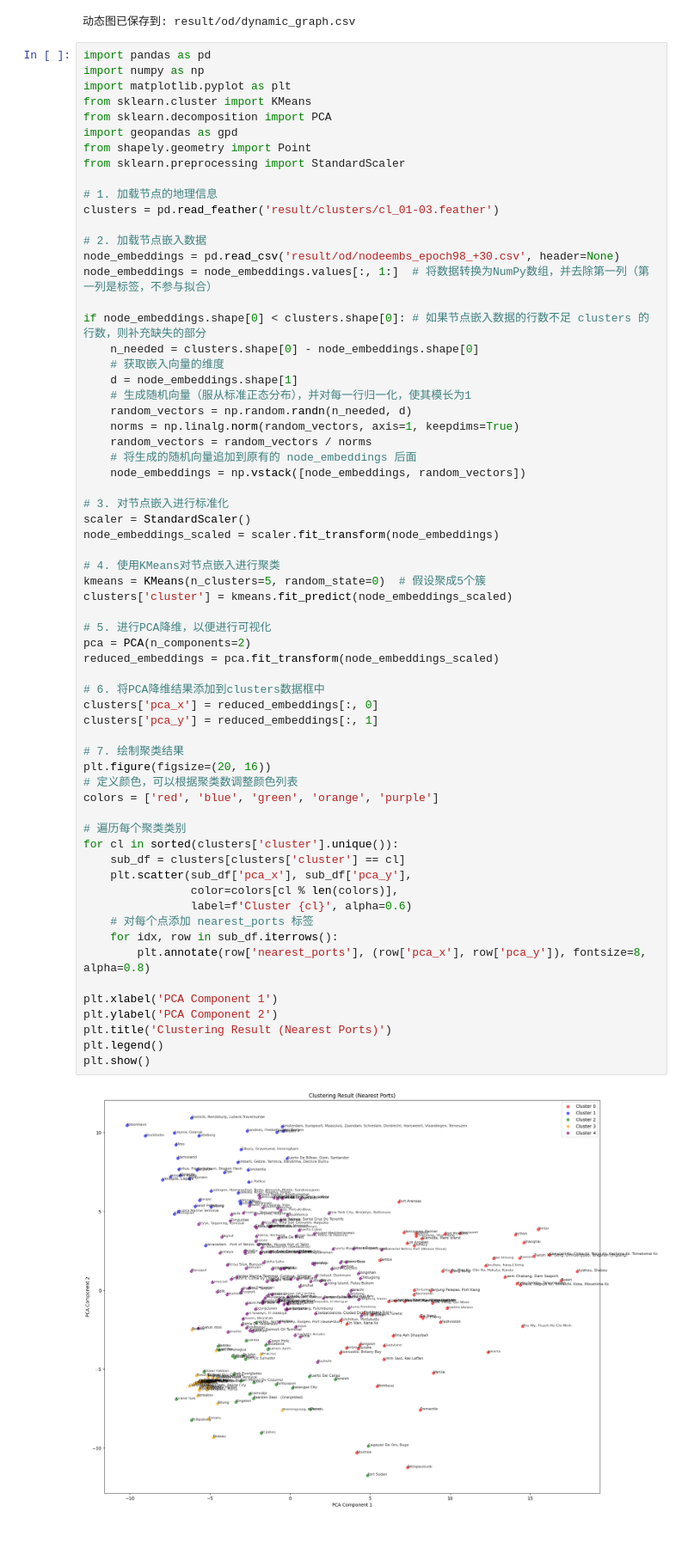
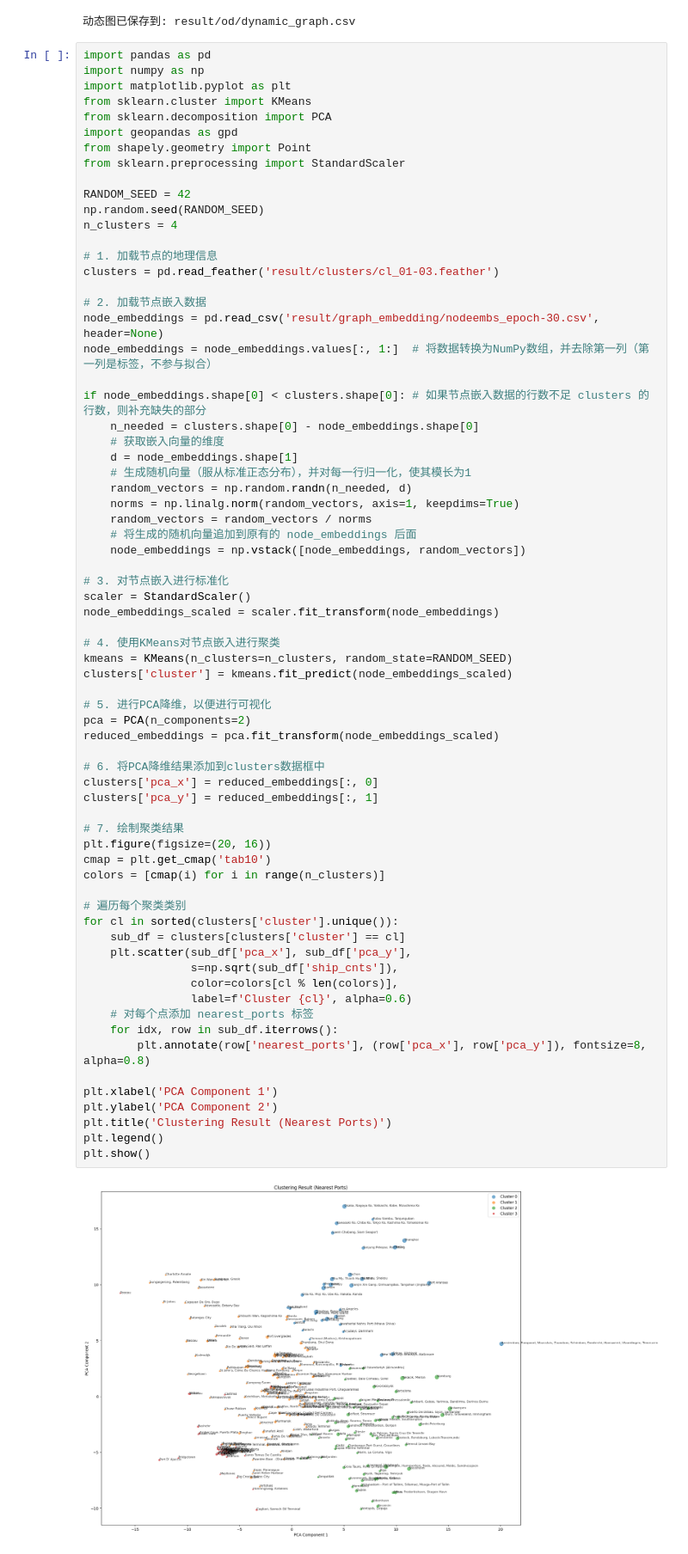
Before and after one commit to Paulliant/global-shipping-networks-analysis, a Jupyter notebook: Network Analysis/od_calculate.ipynb, the cells around one changed output. Shown at 86% size. Drawn from its saved outputs; the diff is of its cells as text.

Commit message:
cluster

```diff
--- a/Network Analysis/od_calculate.ipynb
+++ b/Network Analysis/od_calculate.ipynb
@@ -188,11 +188,15 @@ import geopandas as gpd
 from shapely.geometry import Point
 from sklearn.preprocessing import StandardScaler
 
+RANDOM_SEED = 42
+np.random.seed(RANDOM_SEED)
+n_clusters = 4
+
 # 1. 加载节点的地理信息
 clusters = pd.read_feather('result/clusters/cl_01-03.feather')
 
 # 2. 加载节点嵌入数据
-node_embeddings = pd.read_csv('result/od/nodeembs_epoch98_+30.csv', header=None)
+node_embeddings = pd.read_csv('result/graph_embedding/nodeembs_epoch-30.csv', header=None)
 node_embeddings = node_embeddings.values[:, 1:]  # 将数据转换为NumPy数组，并去除第一列（第一列是标签，不参与拟合）
 
 if node_embeddings.shape[0] < clusters.shape[0]: # 如果节点嵌入数据的行数不足 clusters 的行数，则补充缺失的部分
@@ -211,36 +215,37 @@ scaler = StandardScaler()
 node_embeddings_scaled = scaler.fit_transform(node_embeddings)
 
 # 4. 使用KMeans对节点嵌入进行聚类
-kmeans = KMeans(n_clusters=5, random_state=0)  # 假设聚成5个簇
+kmeans = KMeans(n_clusters=n_clusters, random_state=RANDOM_SEED)
 clusters['cluster'] = kmeans.fit_predict(node_embeddings_scaled)
 
 # 5. 进行PCA降维，以便进行可视化
 pca = PCA(n_components=2)
 reduced_embeddings = pca.fit_transform(node_embeddings_scaled)
 
 # 6. 将PCA降维结果添加到clusters数据框中
 clusters['pca_x'] = reduced_embeddings[:, 0]
 clusters['pca_y'] = reduced_embeddings[:, 1]
 
 # 7. 绘制聚类结果
 plt.figure(figsize=(20, 16))
-# 定义颜色，可以根据聚类数调整颜色列表
-colors = ['red', 'blue', 'green', 'orange', 'purple']
+cmap = plt.get_cmap('tab10')
+colors = [cmap(i) for i in range(n_clusters)]
 
 # 遍历每个聚类类别
 for cl in sorted(clusters['cluster'].unique()):
     sub_df = clusters[clusters['cluster'] == cl]
     plt.scatter(sub_df['pca_x'], sub_df['pca_y'],
+                s=np.sqrt(sub_df['ship_cnts']),
                 color=colors[cl % len(colors)],
                 label=f'Cluster {cl}', alpha=0.6)
     # 对每个点添加 nearest_ports 标签
     for idx, row in sub_df.iterrows():
         plt.annotate(row['nearest_ports'], (row['pca_x'], row['pca_y']), fontsize=8, alpha=0.8)
 
 plt.xlabel('PCA Component 1')
 plt.ylabel('PCA Component 2')
 plt.title('Clustering Result (Nearest Ports)')
 plt.legend()
 plt.show()
 # %% [output]
-[figure, old version]
+[figure, new version]
```
Also changed, not shown: parts of 1 cell of this notebook.
